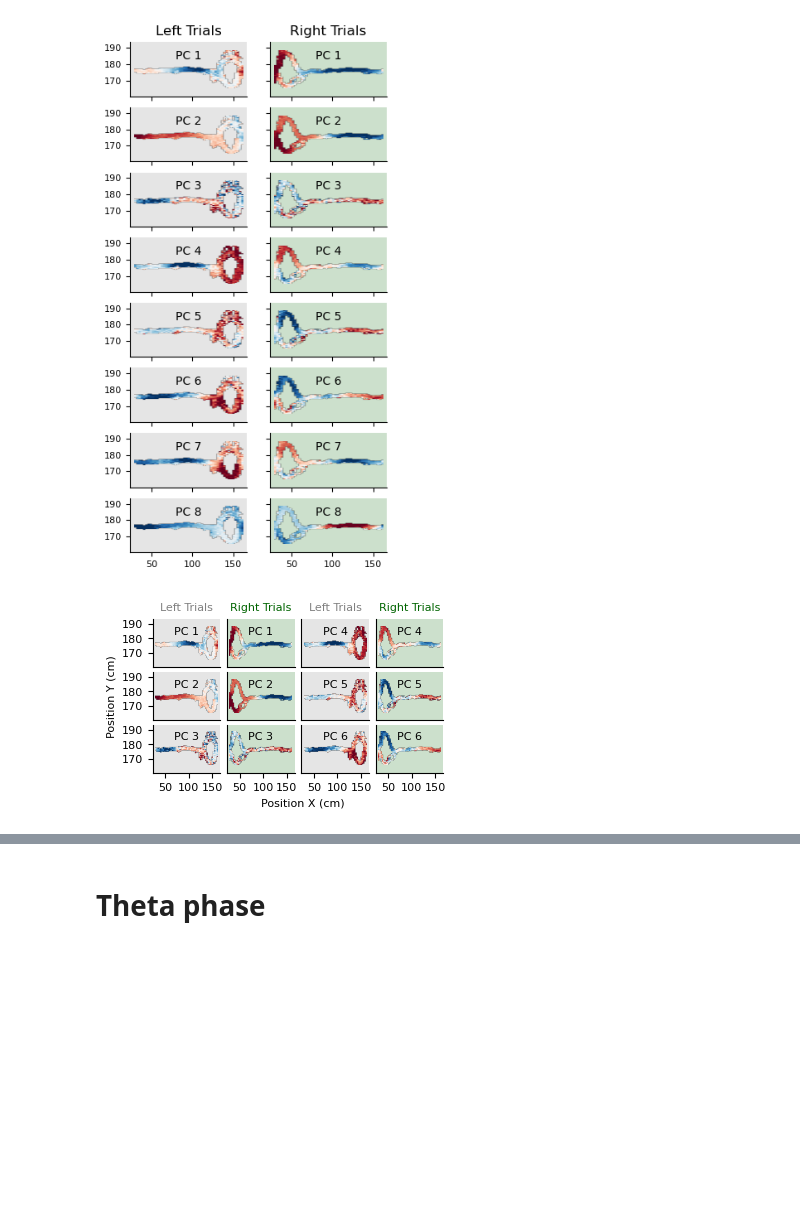
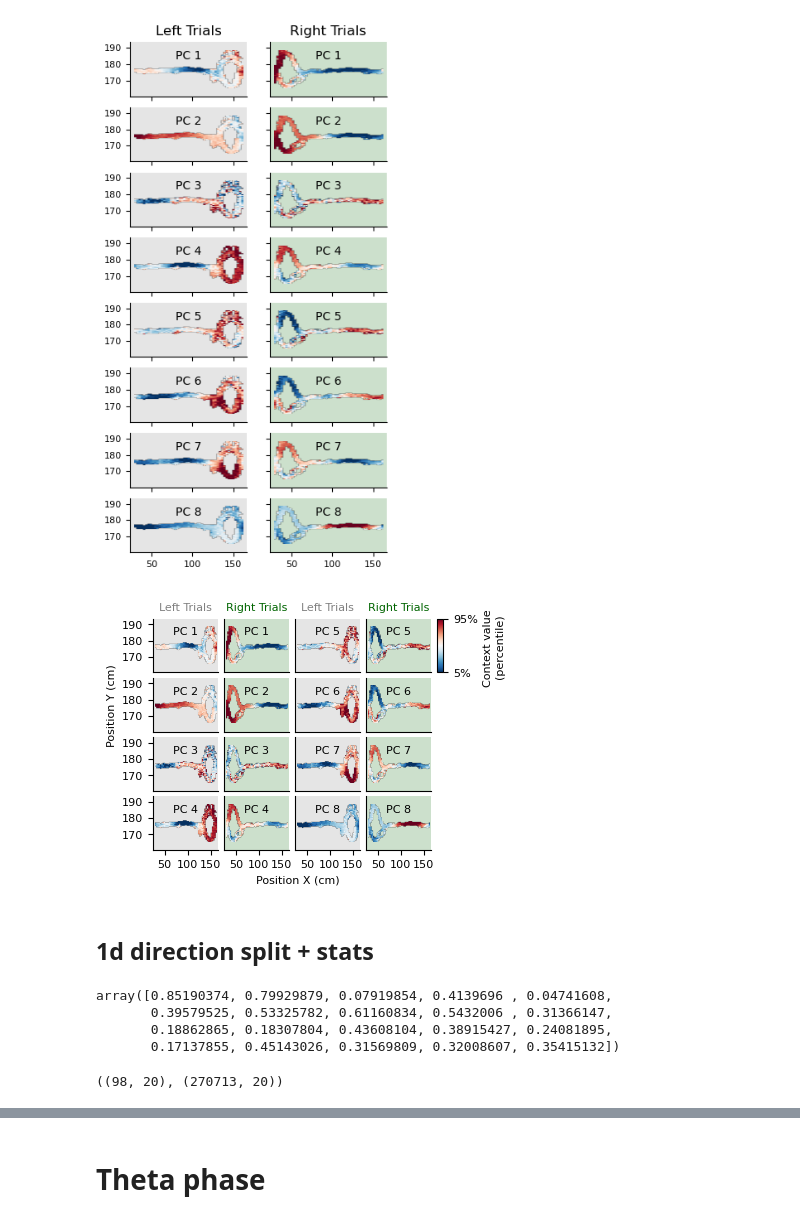
Before and after one commit to samuelbray32/c3po_publication, a Jupyter notebook: Fig4/rat_hpc_pc_analysis.ipynb, the cells around one changed output, grey strips where cells are left out. Drawn from its saved outputs; the diff is of its cells as text; code cells hidden in the pictures; blank space fills up the shorter version.

```diff
--- a/Fig4/rat_hpc_pc_analysis.ipynb
+++ b/Fig4/rat_hpc_pc_analysis.ipynb
@@ -1,3 +1,8 @@
+# %%
+from pathlib import Path
+figure_directory = Path("/home/sambray/Documents/c3po_publication/Figures")
+import os
+# os.environ["C3PO_FIGURE_DIR"] = str(figure_directory)
 # %%
 %load_ext autoreload
 %autoreload 2
@@ -597,12 +603,21 @@ plt.rcParams['svg.fonttype'] = 'none'
 # %% [output]
 [figure]
 # %%
-n_plot = 6
+# n_plot = 6 # figures v1.6
+n_plot = 8 # figures v1.7
+plt.rcParams['svg.fonttype'] = 'none'
+plt.rcParams['font.size'] = 8
 fig, ax = plt.subplots(
-    nrows = n_plot//2 , ncols = 4,
+    nrows = n_plot//2 , ncols = 5,
+    width_ratios=[1,1,1,1,.1],
     #    figsize=(8,1*n_plot//2),
-    figsize = (3.75, .8 * n_plot//2),
-    sharex=True, sharey=True)
+    # figsize = (3.75, .8 * n_plot//2), # figure v1.6
+    figsize = (3.75, 3), # figure v1.7
+    sharex="col", sharey="col")
+
+for a in ax[1:,-1]:
+    a.axis('off')
+c_ax = ax[0,-1]
 
 left_ax = np.concatenate([ax[:,0], ax[:,2]])
 right_ax = np.concatenate([ax[:,1], ax[:,3]])
@@ -612,6 +627,10 @@ for pc in range(n_plot):
 
     v_lo = np.nanpercentile([mid_left[:,:,pc], mid_right[:,:,pc]], 5)
     v_hi = np.nanpercentile([mid_left[:,:,pc], mid_right[:,:,pc]], 95)
+
+    # v_max = np.max(np.abs([v_lo, v_hi]))
+    # v_lo = -v_max
+    # v_hi = v_max
     for data, a in zip([mid_left, mid_right], [left_ax[pc], right_ax[pc]]):
         im = a.imshow(data[:,:,pc].T, origin='lower', aspect='auto', extent=[bx[0], bx[-1], by[0], by[-1]],
                       cmap='RdBu_r', rasterized=True, clim = (v_lo, v_hi))
@@ -620,38 +639,45 @@ for pc in range(n_plot):
         xloc = np.mean([bx[0], bx[-1]])
         a.text(xloc, yloc, f"PC {pc+1}",  ha='center', va='top', fontsize=8)
 
+cb = plt.colorbar(im, cax=c_ax, orientation='vertical', label="Context value \n(percentile)")
+cb.set_ticks([v_lo, v_hi],)
+cb.set_ticklabels(["5%", "95%"],)
+
 pad = 5
-a.set_xlim(bx[0]-pad, bx[-1]+pad)
-a.set_ylim(by[0]-pad, by[-1]+pad)
+for a in ax[0,:4]:
+    a.set_xlim(bx[0]-pad, bx[-1]+pad)
+    a.set_ylim(by[0]-pad, by[-1]+pad)
 
 colors = ['grey' ,'darkgreen']
 
 import matplotlib.colors as mcolors
 
 alpha_colors = [mcolors.to_rgba(c, alpha=0.2) for c in colors]
 
 for a in left_ax:
     a.set_facecolor(alpha_colors[0])
 for a in right_ax:
     a.set_facecolor(alpha_colors[1])
 
 for a in np.ravel(ax[:-1]):
     a.tick_params(axis="x", which="both", bottom=False, labelbottom=False)
 for a in np.ravel(ax[:,1:]):
     a.tick_params(axis="y", which="both", left=False, labelleft=False)
 
 # left_ax[0].set_title("Left Trials", fontsize=12)
 # right_ax[0].set_title("Right Trials", fontsize=12)
 for a in [ax[0,0], ax[0,2]]:
     a.set_title("Left Trials", fontsize=8, color=colors[0])
 for a in [ax[0,1], ax[0,3]]:
     a.set_title("Right Trials", fontsize=8, color=colors[1])
 plt.rcParams['svg.fonttype'] = 'none'
 
 
 ax[1,0].set_ylabel("Position Y (cm)",ha='center', rotation=90, )
 ax[-1,1].set_xlabel("Position X (cm)",ha='left', rotation=0, )
 plt.subplots_adjust(hspace=0.1, wspace=0.1)
 fig.savefig(fig_dir / f"context_pc_position_map_by_trial_type_2.svg", dpi=300, bbox_inches="tight")
 # %% [output]
-[figure, old version]
+[figure, new version]
+# %% [markdown]
+## 1d direction split + stats
@@ -657,0 +724,13 @@ fig.savefig(fig_dir / f"context_pc_position_map_by_trial_type_2.svg", dpi=300, b
+# %%
+var_both_explained
+# var_left_explained
+# var_right_explained
+# %% [output]
+array([0.85190374, 0.79929879, 0.07919854, 0.4139696 , 0.04741608,
+       0.39579525, 0.53325782, 0.61160834, 0.5432006 , 0.31366147,
+       0.18862865, 0.18307804, 0.43608104, 0.38915427, 0.24081895,
+       0.17137855, 0.45143026, 0.31569809, 0.32008607, 0.35415132])
+# %%
+both_mid.shape, both_all.shape
+# %% [output]
+((98, 20), (270713, 20))
```
Also changed, not shown: parts of 8 cells of this notebook, 1 other file.
